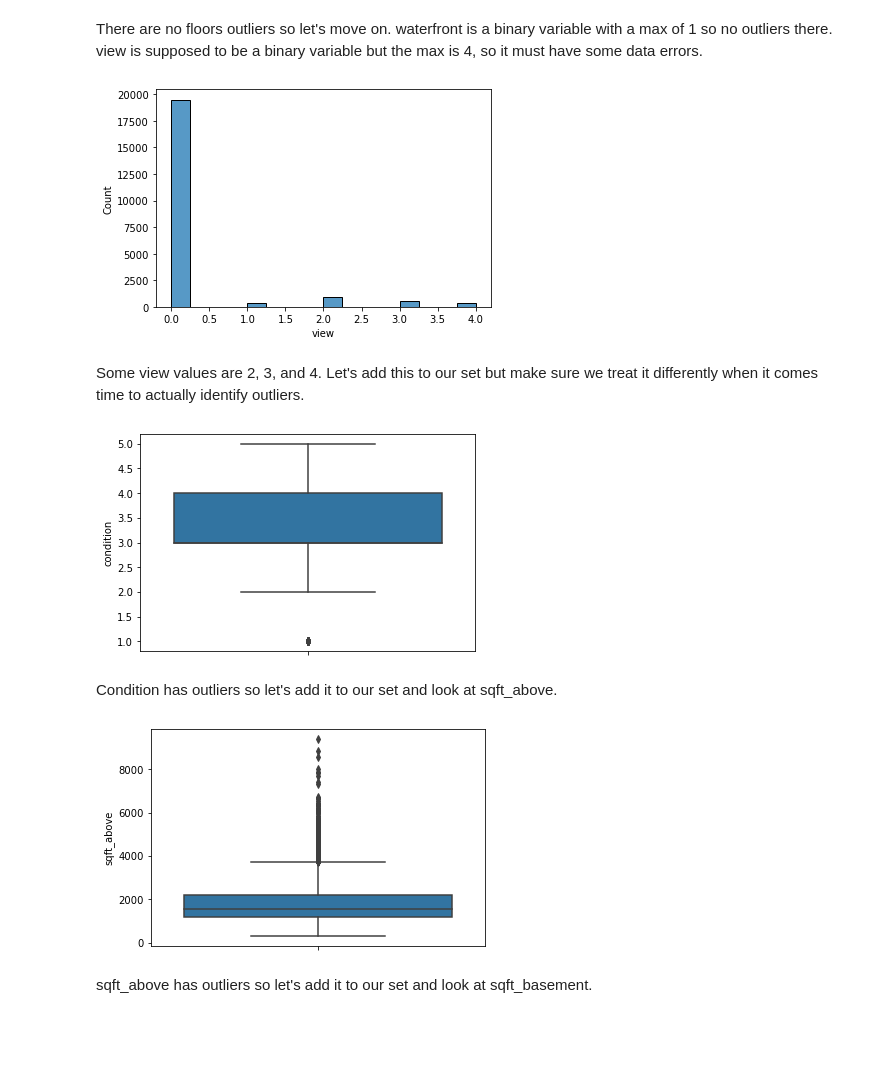
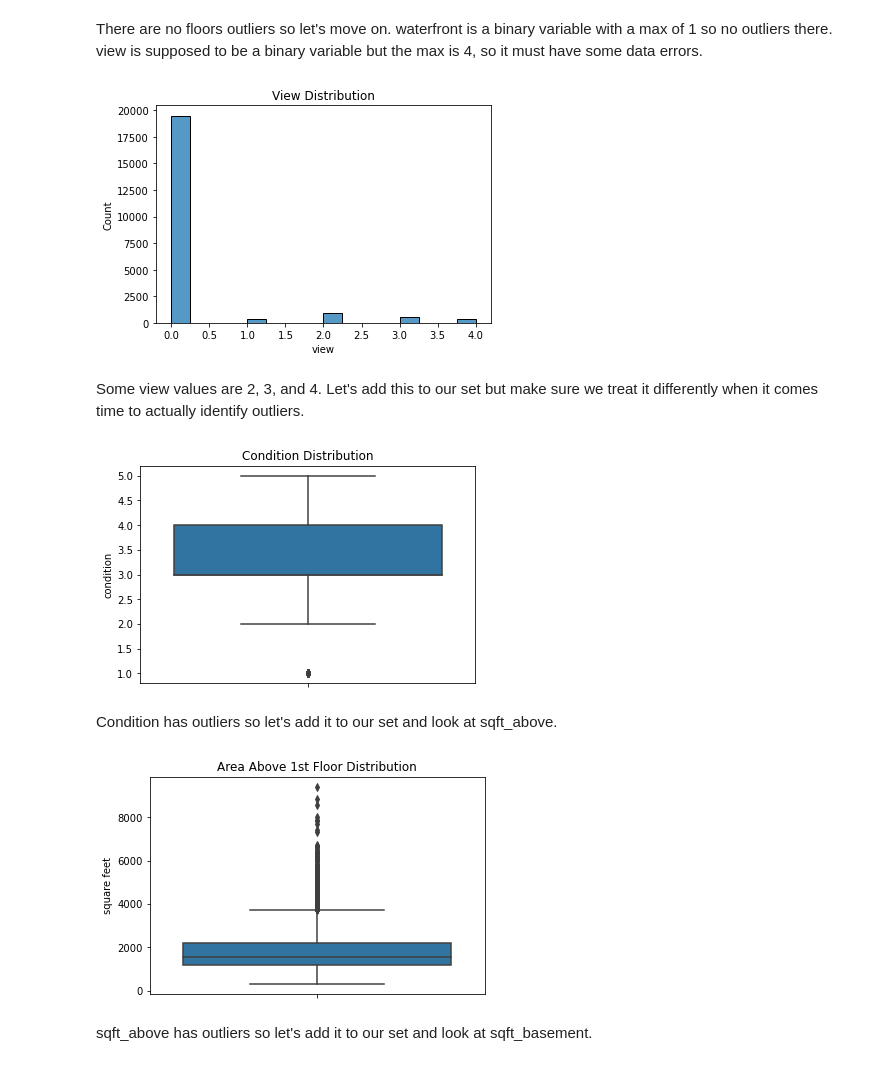
Before and after one commit to andrewabeles/seattle_home_sales, a Jupyter notebook: eda.ipynb, the cells around one changed output. Cells and saved outputs as stored; diff of their text form; code cells hidden in the pictures; blank space fills up the shorter version.

```diff
--- a/eda.ipynb
+++ b/eda.ipynb
@@ -133,28 +153,35 @@ plt.show()
 # %% [markdown]
 There are no floors outliers so let's move on. waterfront is a binary variable with a max of 1 so no outliers there. view is supposed to be a binary variable but the max is 4, so it must have some data errors.
 # %%
+fig, ax = plt.subplots()
+ax.set_title('View Distribution')
 sns.histplot(data.view)
 plt.show()
 # %% [output]
-[figure, old version]
+[figure, new version]
 # %% [markdown]
 Some view values are 2, 3, and 4. Let's add this to our set but make sure we treat it differently when it comes time to actually identify outliers.
 # %%
 columns_with_outliers.add('view')
 # %%
+fig, ax = plt.subplots()
+ax.set_title('Condition Distribution')
 sns.boxplot(data=data, y='condition')
 plt.show()
 # %% [output]
-[figure, old version]
+[figure, new version]
 # %% [markdown]
 Condition has outliers so let's add it to our set and look at sqft_above.
 # %%
 columns_with_outliers.add('condition')
 # %%
+fig, ax = plt.subplots()
+ax.set_title('Area Above 1st Floor Distribution')
 sns.boxplot(data=data, y='sqft_above')
+ax.set_ylabel('square feet')
 plt.show()
 # %% [output]
-[figure, old version]
+[figure, new version]
 # %% [markdown]
 sqft_above has outliers so let's add it to our set and look at sqft_basement.
 # %%
```
Also changed, not shown: parts of 56 cells of this notebook.
